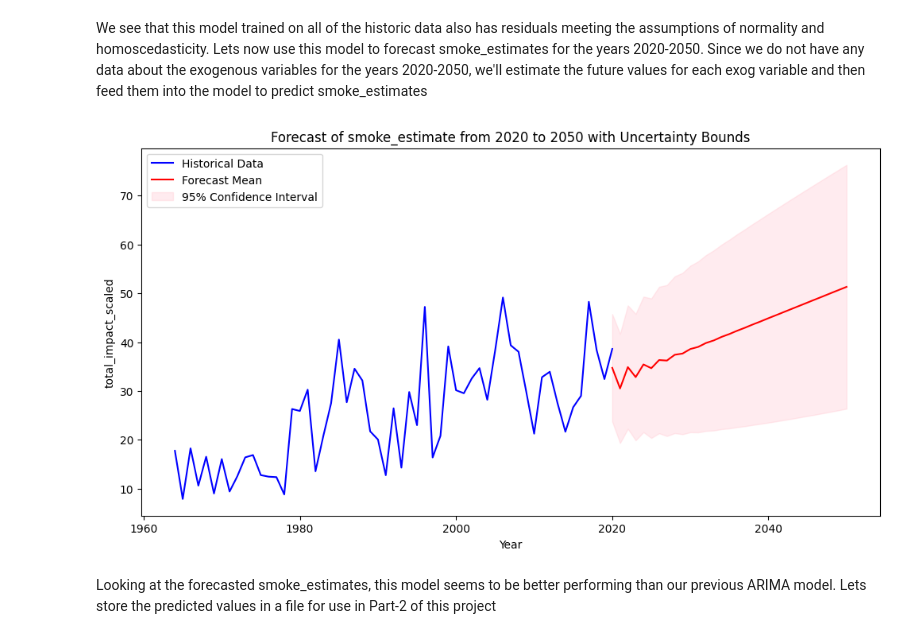
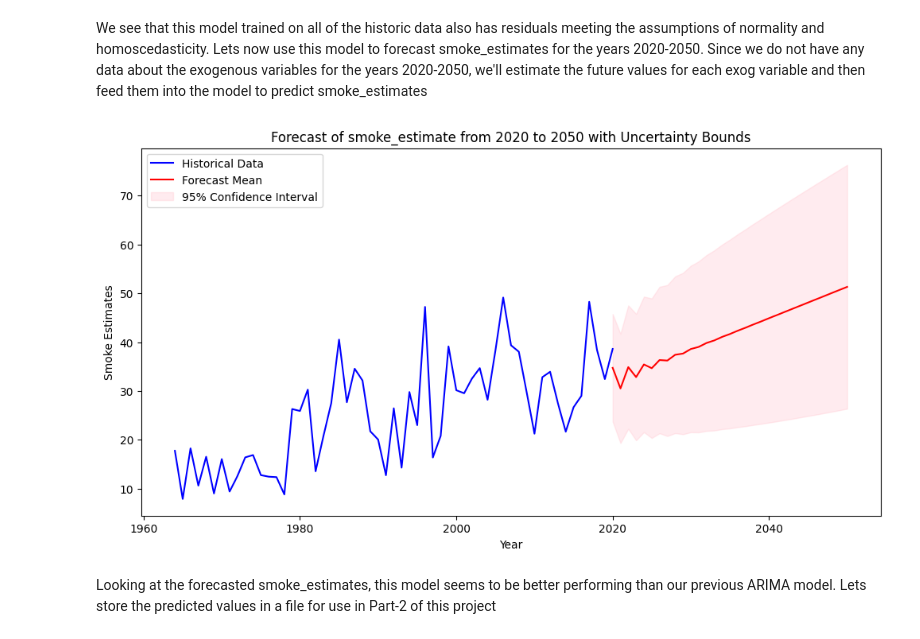
Before and after one commit to sushmavankayala/data-512-homework_4, a Jupyter notebook: 4_smoke_estimates.ipynb, the cells around one changed output. Drawn from its saved outputs; the diff is of its cells as text; code cells hidden in the pictures.

```diff
--- a/4_smoke_estimates.ipynb
+++ b/4_smoke_estimates.ipynb
@@ -766,30 +766,30 @@ We see that this model trained on all of the historic data also has residuals me
 # %%
 # Forecasting for 2020-2050 with ARIMAX and calculating uncertainty bounds
 forecast_years = range(2020, 2051)
 future_data = pd.DataFrame(index=forecast_years)
 
 # Prepare exogenous variables for forecasting
 for col in exog.columns:
       z = np.polyfit(wildfires_enriched_grouped['Fire_Year'], exog[col], 1)
       p = np.poly1d(z)
       future_data[col] = p(future_data.index)
 
 forecast = smoke_estimate_prediction_model.get_forecast(steps=len(future_data), exog=future_data)
 forecast_mean = forecast.predicted_mean
 forecast_conf_int = forecast.conf_int(alpha=0.05)  # 95% confidence interval
 
 # Plotting historical data and forecast with uncertainty bounds
 plt.figure(figsize=(12, 6))
 plt.plot(wildfires_enriched_grouped['Fire_Year'], wildfires_enriched_grouped['smoke_estimate'], label='Historical Data', color='blue')
 plt.plot(forecast_years, forecast_mean, label='Forecast Mean', color='red')
 plt.fill_between(forecast_years, forecast_conf_int.iloc[:, 0], forecast_conf_int.iloc[:, 1], color='pink', alpha=0.3, label='95% Confidence Interval')
 plt.title("Forecast of smoke_estimate from 2020 to 2050 with Uncertainty Bounds")
 plt.xlabel("Year")
-plt.ylabel("total_impact_scaled")
+plt.ylabel("Smoke Estimates")
 plt.legend()
 plt.show()
 # %% [output]
-[figure, old version]
+[figure, new version]
 # %% [markdown]
 Looking at the forecasted smoke_estimates, this model seems to be better performing than our previous ARIMA model. Lets store the predicted values in a file for use in Part-2 of this project
 # %%
```
Also changed, not shown: 2 other files.
